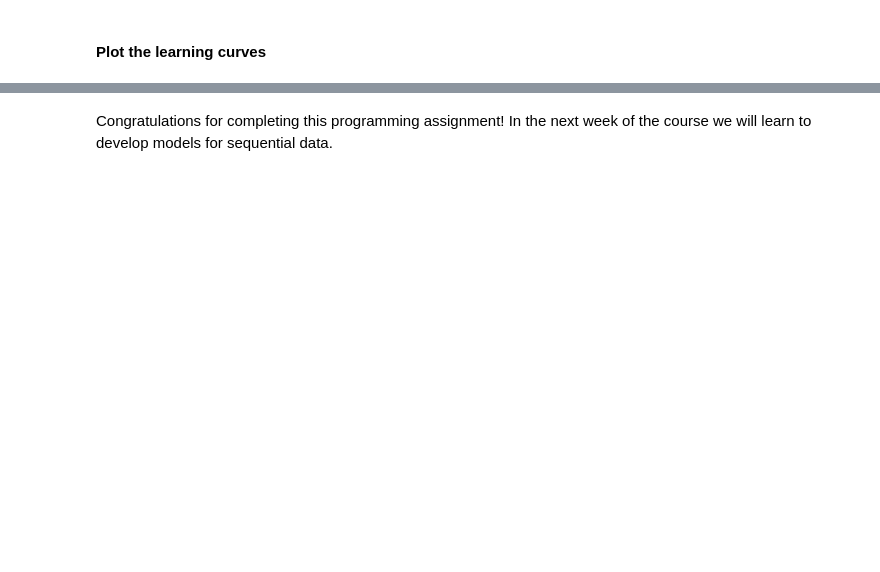
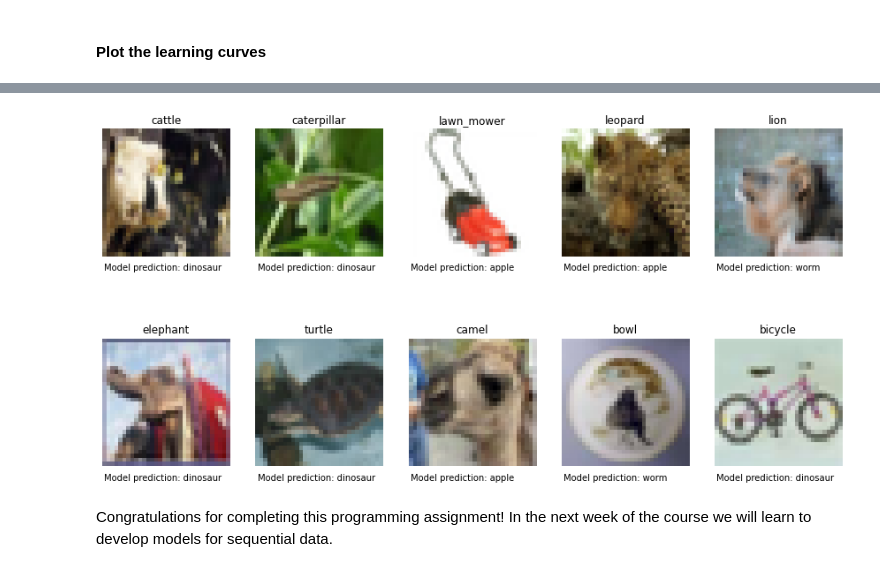
Before and after one commit to ravitata/tensorflow2, a Jupyter notebook: c2w2_Week_2_Programming_Assignment.ipynb, the cells around one changed output, grey strips where cells are left out. Drawn from its saved outputs; the diff is of its cells as text; code cells hidden in the pictures; blank space fills up the shorter version.

```diff
--- a/c2w2_Week_2_Programming_Assignment.ipynb
+++ b/c2w2_Week_2_Programming_Assignment.ipynb
@@ -817,16 +877,21 @@ iter_test_dataset = iter(test_dataset)
 # %%
 # Display model predictions for a sample of test images
 
 plt.figure(figsize=(15,8))
 inx = np.random.choice(test_data.shape[0], 18, replace=False)
 images, labels = next(iter_test_dataset)
 probs = cifar_model(tf.reduce_mean(tf.cast(images, tf.float32), axis=-1, keepdims=True) / 255.)
 preds = np.argmax(probs, axis=1)
 for n in range(10):
     ax = plt.subplot(2, 5, n+1)
     plt.imshow(images[n])
-    plt.title(cifar_labels[cifar_classes[np.where(labels[n].numpy() == 1.0)[0][0]]])
+    #print(labels[n].numpy()[0])
+    #print((labels[n].numpy()[0]).dtype)
+    #plt.title(cifar_labels[cifar_classes[np.where(labels[n].numpy() == 1.0)[0][0]]])
+    plt.title(cifar_labels[labels[n].numpy()[0]])
     plt.text(0, 35, "Model prediction: {}".format(cifar_labels[cifar_classes[preds[n]]]))
     plt.axis('off')
+# %% [output]
+[figure, added]
 # %% [markdown]
 Congratulations for completing this programming assignment! In the next week of the course we will learn to develop models for sequential data.
```
Also changed, not shown: parts of 26 cells of this notebook.
